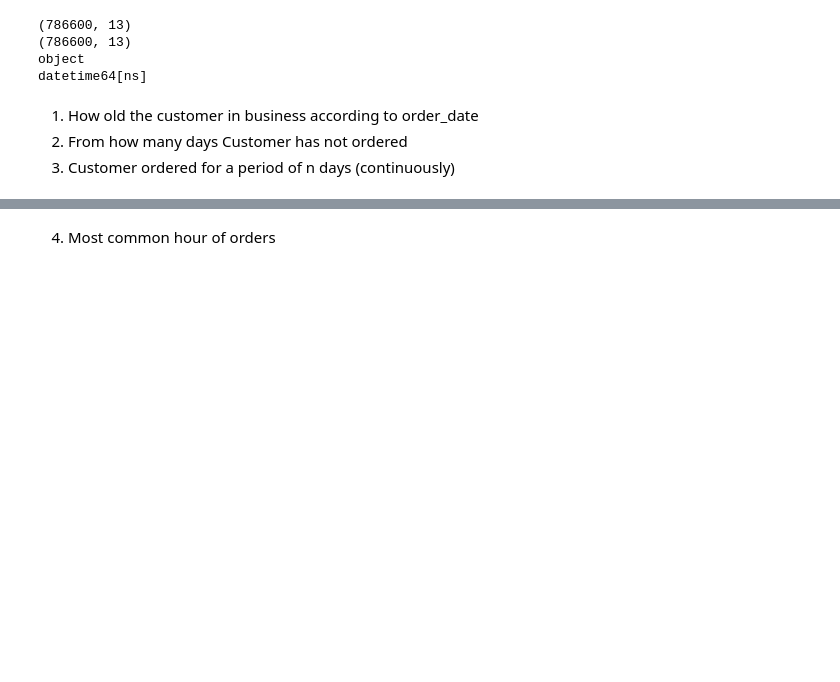
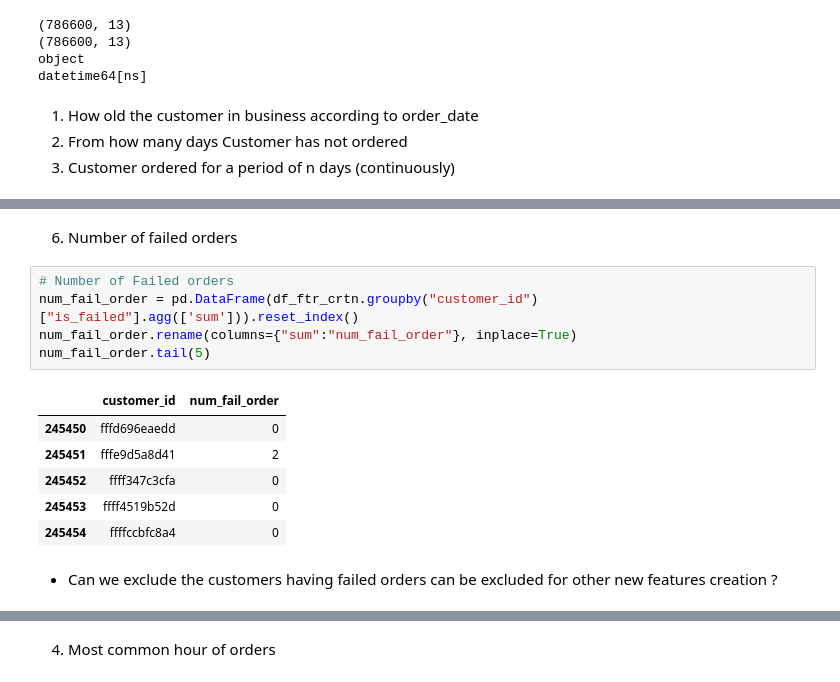
Before and after one commit to ashutosh3060/returning-customer-prediction, a Jupyter notebook: data_transformation.ipynb, the cells around one changed output, grey strips where cells are left out. Cells and saved outputs as stored; diff of their text form; blank space fills up the shorter version.

```diff
--- a/data_transformation.ipynb
+++ b/data_transformation.ipynb
@@ -348,0 +335,16 @@ min_max_order_date.tail()
+# %% [markdown]
+6. Number of failed orders
+# %%
+# Number of Failed orders
+num_fail_order = pd.DataFrame(df_ftr_crtn.groupby("customer_id")["is_failed"].agg(['sum'])).reset_index()
+num_fail_order.rename(columns={"sum":"num_fail_order"}, inplace=True)
+num_fail_order.tail(5)
+# %% [output]
+|  | customer_id | num_fail_order |
+| 245450 | fffd696eaedd | 0 |
+| 245451 | fffe9d5a8d41 | 2 |
+| 245452 | ffff347c3cfa | 0 |
+| 245453 | ffff4519b52d | 0 |
+| 245454 | ffffccbfc8a4 | 0 |
+# %% [markdown]
+* Can we exclude the customers having failed orders can be excluded for other new features creation ?
```
Also changed, not shown: parts of 13 cells of this notebook.
